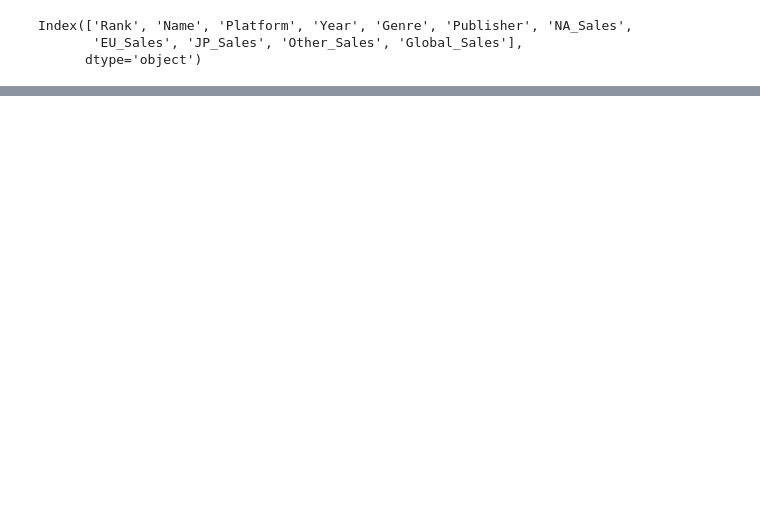
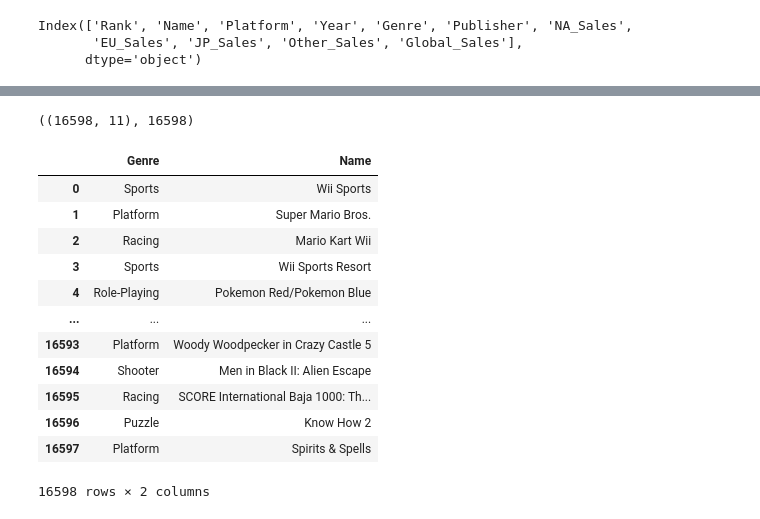
Before and after one commit to izzy-Ti/Data-PD-Ex, a Jupyter notebook: MYFirst.ipynb, the cells around one changed output, grey strips where cells are left out. Saved outputs shown, nothing was run; the diff lists cells and outputs as text; code cells hidden in the pictures; blank space fills up the shorter version.

```diff
--- a/MYFirst.ipynb
+++ b/MYFirst.ipynb
@@ -69,0 +118,20 @@ Index(['Rank', 'Name', 'Platform', 'Year', 'Genre', 'Publisher', 'NA_Sales',
+# %%
+df.shape, len(df)
+# %% [output]
+((16598, 11), 16598)
+# %%
+df[['Genre','Name']]
+# %% [output]
+|  | Genre | Name |
+| 0 | Sports | Wii Sports |
+| 1 | Platform | Super Mario Bros. |
+| 2 | Racing | Mario Kart Wii |
+| 3 | Sports | Wii Sports Resort |
+| 4 | Role-Playing | Pokemon Red/Pokemon Blue |
+| ... | ... | ... |
+| 16593 | Platform | Woody Woodpecker in Crazy Castle 5 |
+| 16594 | Shooter | Men in Black II: Alien Escape |
+| 16595 | Racing | SCORE International Baja 1000: Th... |
+| 16596 | Puzzle | Know How 2 |
+| 16597 | Platform | Spirits & Spells |
+16598 rows × 2 columns
```
Also changed, not shown: parts of 5 cells of this notebook.
